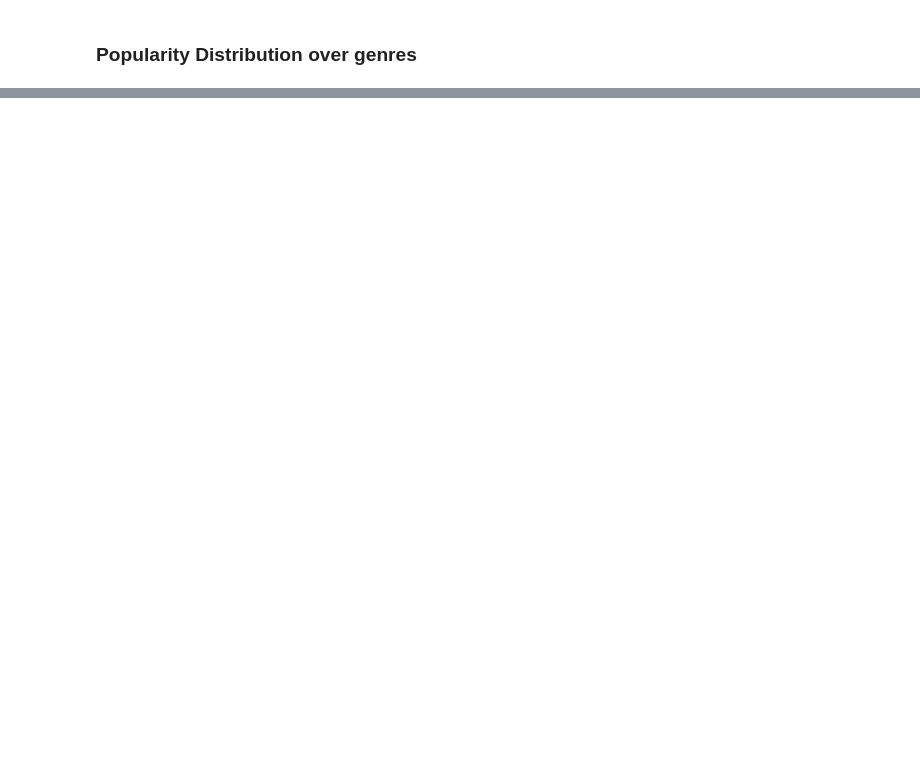
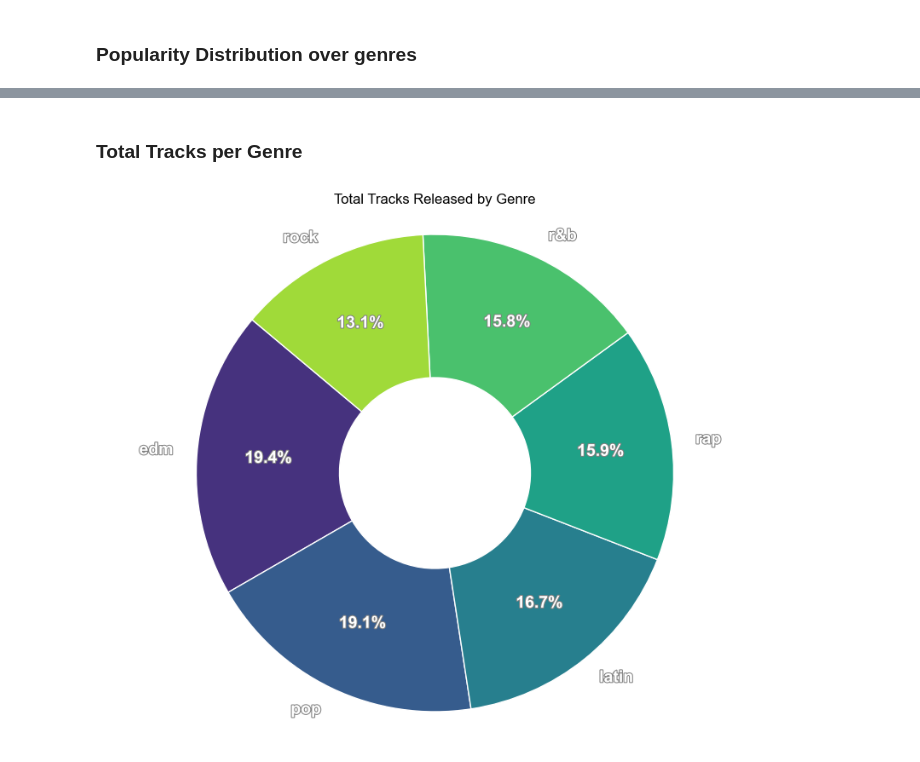
Before and after one commit to IlianCoding/SpotifyAIModel, a Jupyter notebook: dataVisualization.ipynb, the cells around one changed output, grey strips where cells are left out. Saved outputs shown, nothing was run; the diff lists cells and outputs as text; code cells hidden in the pictures; blank space fills up the shorter version.

```diff
--- a/dataVisualization.ipynb
+++ b/dataVisualization.ipynb
@@ -59,0 +55,27 @@ Passing `palette` without assigning `hue` is deprecated and will be removed in v
+# %% [markdown]
+### Total Tracks per Genre
+# %%
+df = pd.read_csv('dataset/spotify_songs_cleaned.csv', sep=',')
+
+genre_counts = df['playlist_genre'].value_counts()
+
+def add_outline(text, linewidth=1.5, foreground='grey'):
+    text.set_path_effects([path_effects.Stroke(linewidth=linewidth, foreground=foreground), path_effects.Normal()])
+
+# Plot the donut chart
+fig, ax = plt.subplots(figsize=(10, 8))
+
+wedges, texts, autotexts = ax.pie(genre_counts, labels=genre_counts.index, autopct='%1.1f%%', startangle=140,
+                                  colors=sns.color_palette('viridis', len(genre_counts)),
+                                  textprops={'color': 'white', 'weight': 'bold', 'fontsize': 14},
+                                  wedgeprops={'width': 0.6}, pctdistance=0.7)
+
+# Add outline to the text
+for text in texts + autotexts:
+    add_outline(text)
+
+plt.title('Total Tracks Released by Genre', color='black')
+plt.axis('equal')
+plt.show()
+# %% [output]
+[figure, added]
```
Also changed, not shown: parts of 12 cells of this notebook.
